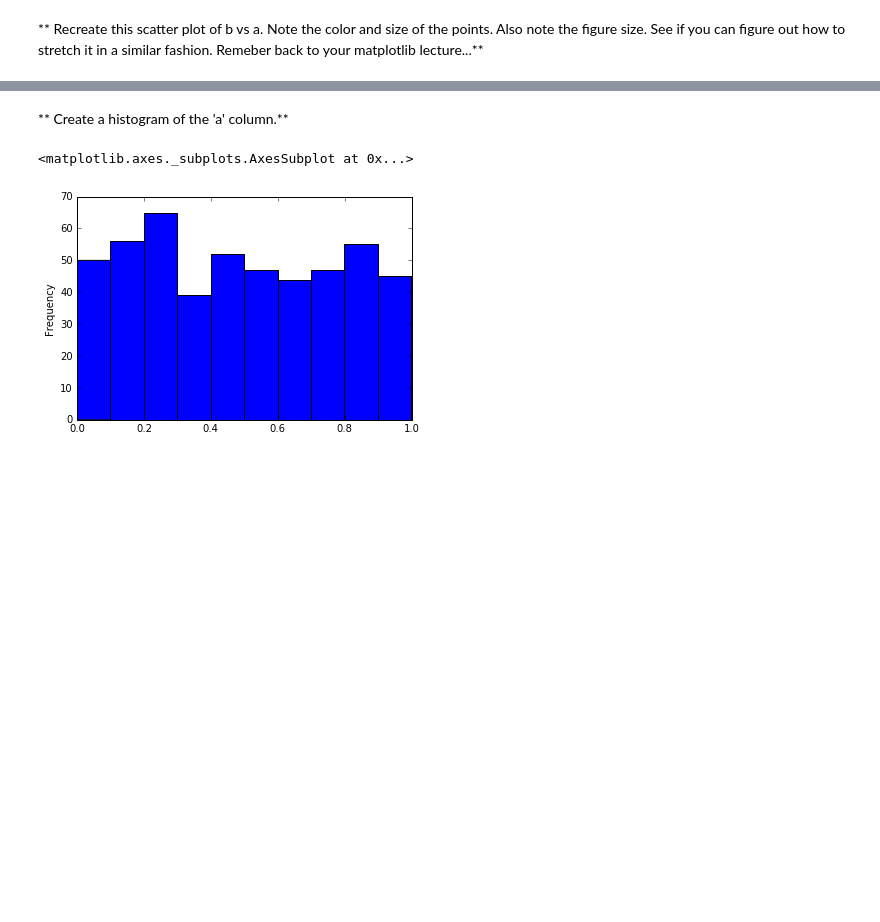
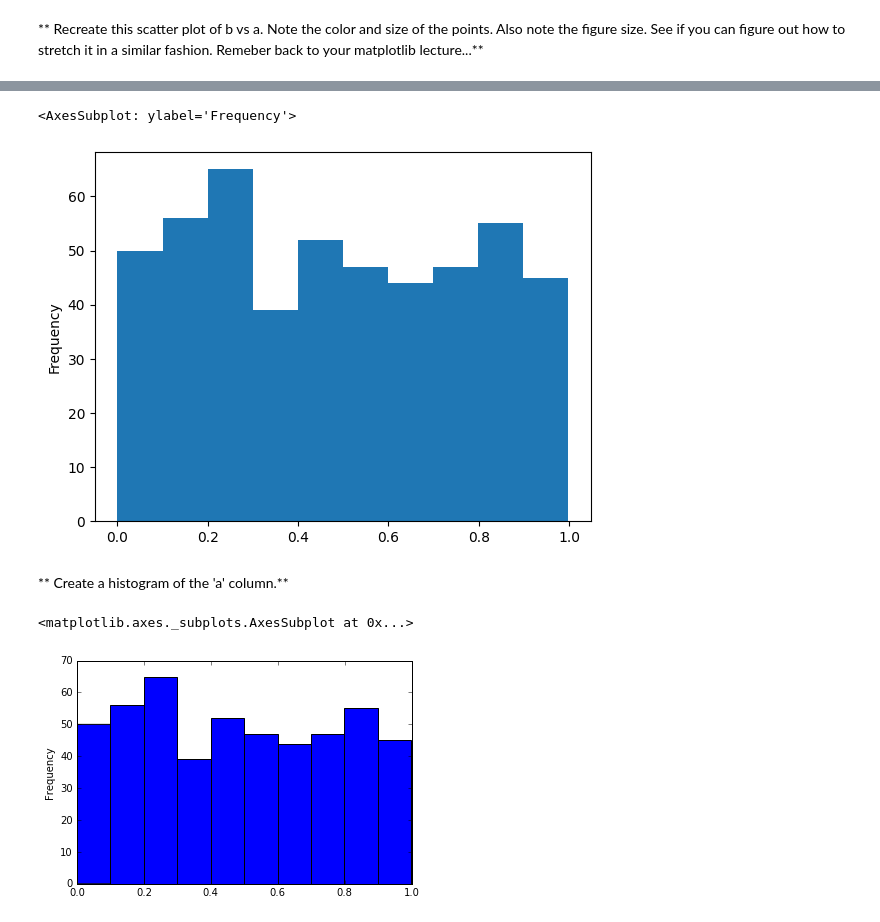
Before and after one commit to Arjob-Das/Machine-Learning-Basics, a Jupyter notebook: 03-pandas/pandas-data-visualization/02-Pandas Data Visualization Exercise.ipynb, the cells around one changed output, grey strips where cells are left out. Saved outputs shown, nothing was run; the diff lists cells and outputs as text; code cells hidden in the pictures; blank space fills up the shorter version.

```diff
--- a/03-pandas/pandas-data-visualization/02-Pandas Data Visualization Exercise.ipynb
+++ b/03-pandas/pandas-data-visualization/02-Pandas Data Visualization Exercise.ipynb
@@ -48,3 +44,8 @@ df3.plot.scatter(x='b',y='a',c='red',s=50)
+# %%
+df3['a'].plot.hist()
+# %% [output]
+<AxesSubplot: ylabel='Frequency'>
+[figure, added]
 # %% [markdown]
 ** Create a histogram of the 'a' column.**
 # %%
```
Also changed, not shown: parts of 13 cells of this notebook.
